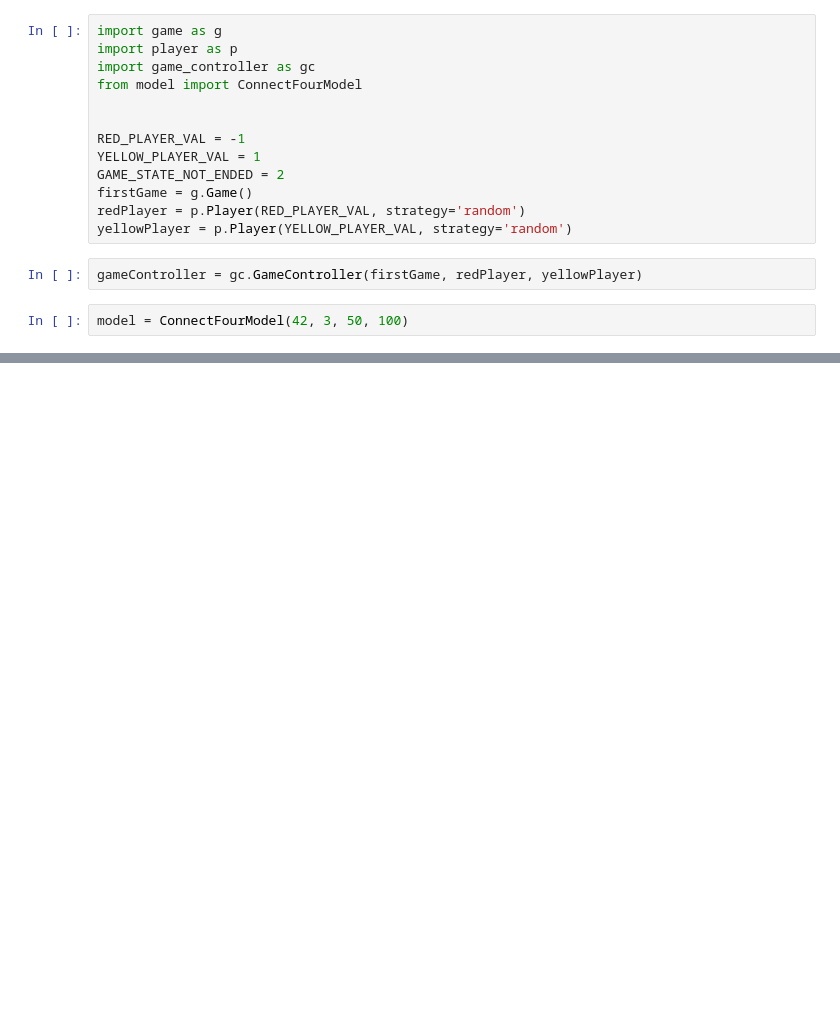
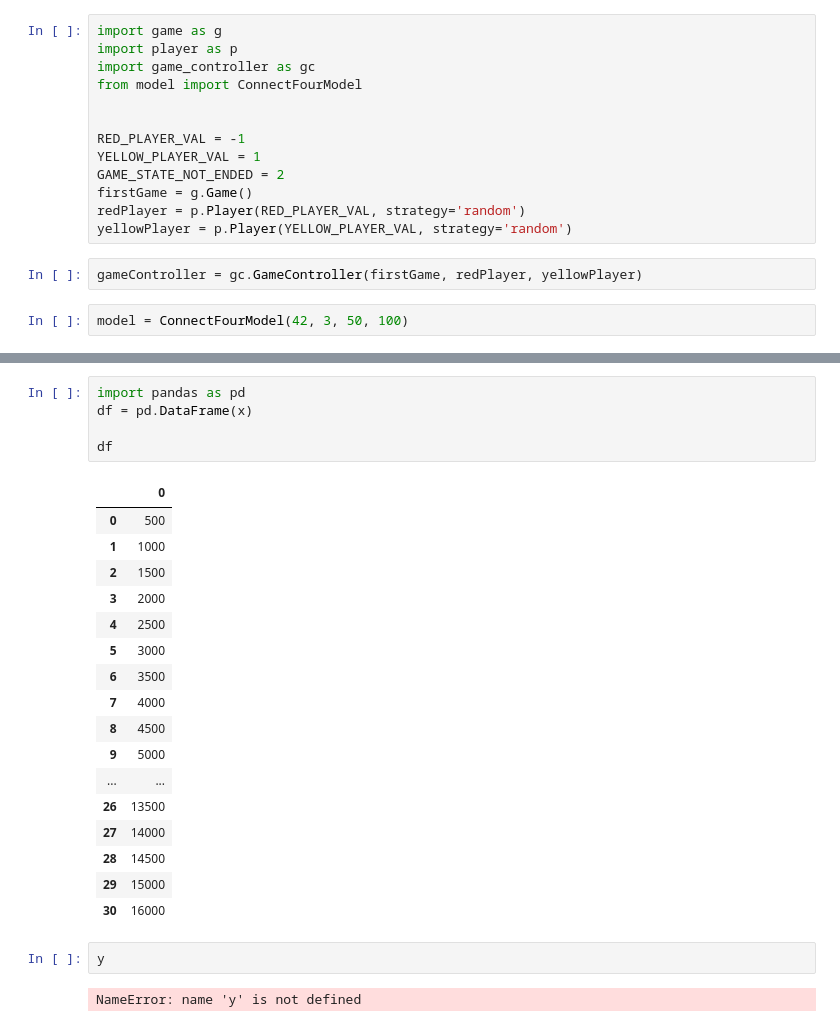
Before and after one commit to sohanasarah/CP8319CPS824Connect4, a Jupyter notebook: Untitled.ipynb, the cells around one changed output, grey strips where cells are left out. Cells and saved outputs as stored; diff of their text form; blank space fills up the shorter version.

```diff
--- a/Untitled.ipynb
+++ b/Untitled.ipynb
@@ -83,0 +101,27 @@ Playing with both players with random strategies
+# %%
+import pandas as pd
+df = pd.DataFrame(x)
+
+df
+# %% [output]
+|  | 0 |
+| 0 | 500 |
+| 1 | 1000 |
+| 2 | 1500 |
+| 3 | 2000 |
+| 4 | 2500 |
+| 5 | 3000 |
+| 6 | 3500 |
+| 7 | 4000 |
+| 8 | 4500 |
+| 9 | 5000 |
+| ... | ... |
+| 26 | 13500 |
+| 27 | 14000 |
+| 28 | 14500 |
+| 29 | 15000 |
+| 30 | 16000 |
+# %%
+y
+# %% [output]
+NameError: name 'y' is not defined
```
Also changed, not shown: parts of 20 cells of this notebook, 7 other files.
